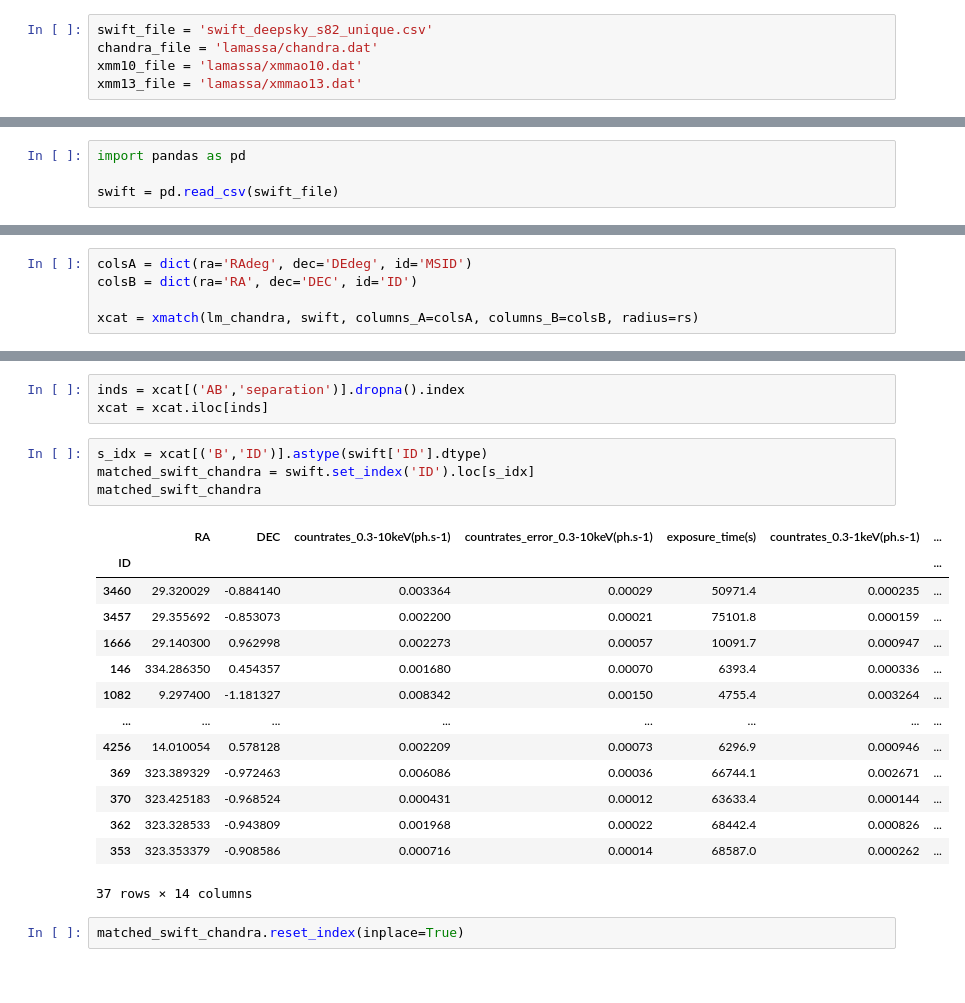
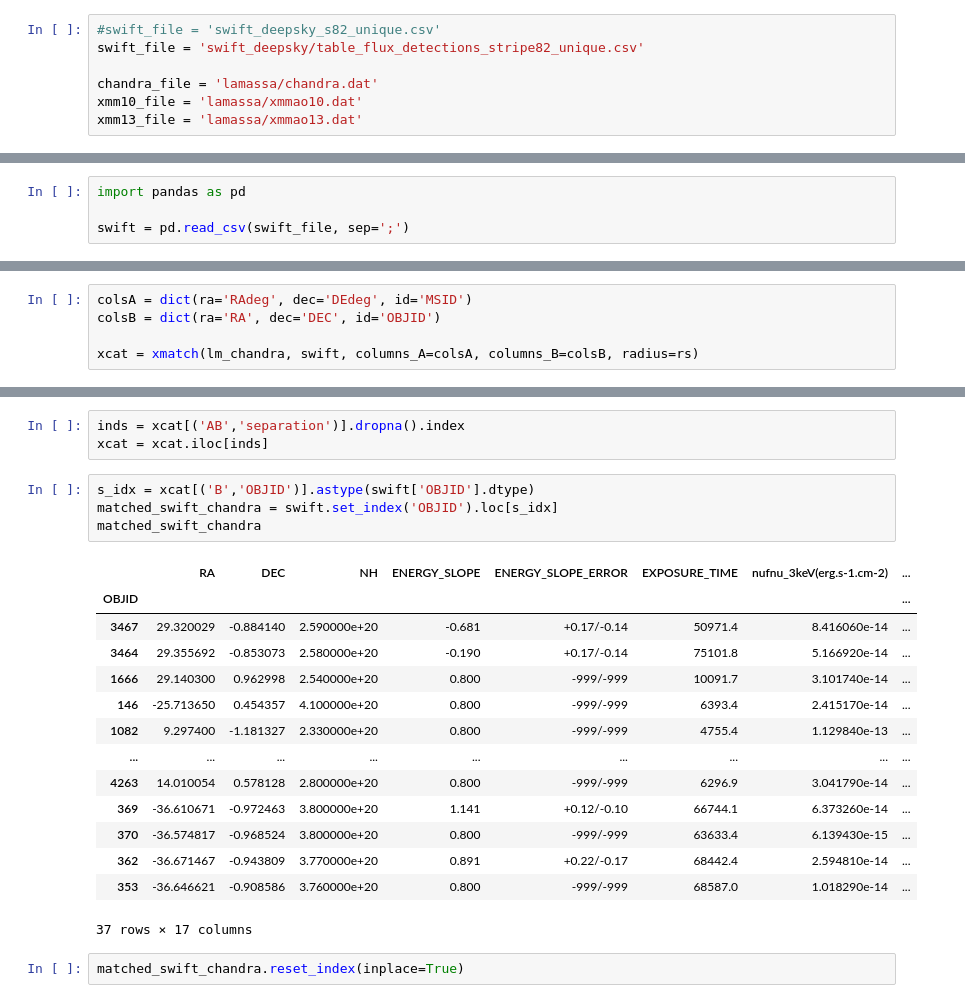
Before and after one commit to chbrandt/xmatch, a Jupyter notebook: docs/notebooks/xmatch_gc_swiftS82_lamassaAll.ipynb, the cells around one changed output, grey strips where cells are left out. Drawn from its saved outputs; the diff is of its cells as text.

```diff
--- a/docs/notebooks/xmatch_gc_swiftS82_lamassaAll.ipynb
+++ b/docs/notebooks/xmatch_gc_swiftS82_lamassaAll.ipynb
@@ -7,7 +7,9 @@ Now we want to take the results from such processing and correlate with LaMassa'
 import pandas as pd
 pd.set_option("display.max_rows",10)
 # %%
-swift_file = 'swift_deepsky_s82_unique.csv'
+#swift_file = 'swift_deepsky_s82_unique.csv'
+swift_file = 'swift_deepsky/table_flux_detections_stripe82_unique.csv'
+
 chandra_file = 'lamassa/chandra.dat'
 xmm10_file = 'lamassa/xmmao10.dat'
 xmm13_file = 'lamassa/xmmao13.dat'
@@ -35,7 +37,7 @@ lm_xmm13 = Table.read(xmm13_file, format='cds', readme='lamassa/ReadMe')
 # %%
 import pandas as pd
 
-swift = pd.read_csv(swift_file)
+swift = pd.read_csv(swift_file, sep=';')
 # %%
 lm_chandra
 # %% [output]
@@ -115,6 +122,6 @@ xmatch(catalog_A, catalog_B, columns_A=None, columns_B=None, radius=None, separa
      - matched_catalog : ~pandas.DataFrame
 # %%
 colsA = dict(ra='RAdeg', dec='DEdeg', id='MSID')
-colsB = dict(ra='RA', dec='DEC', id='ID')
+colsB = dict(ra='RA', dec='DEC', id='OBJID')
 
 xcat = xmatch(lm_chandra, swift, columns_A=colsA, columns_B=colsB, radius=rs)
@@ -150,24 +146,24 @@ xcat
 inds = xcat[('AB','separation')].dropna().index
 xcat = xcat.iloc[inds]
 # %%
-s_idx = xcat[('B','ID')].astype(swift['ID'].dtype)
-matched_swift_chandra = swift.set_index('ID').loc[s_idx]
+s_idx = xcat[('B','OBJID')].astype(swift['OBJID'].dtype)
+matched_swift_chandra = swift.set_index('OBJID').loc[s_idx]
 matched_swift_chandra
 # %% [output]
-|  | RA | DEC | countrates_0.3-10keV(ph.s-1) | countrates_error_0.3-10keV(ph.s-1) | exposure_time(s) | countrates_0.3-1keV(ph.s-1) | ... |
-| ID |  |  |  |  |  |  | ... |
-| 3460 | 29.320029 | -0.884140 | 0.003364 | 0.00029 | 50971.4 | 0.000235 | ... |
-| 3457 | 29.355692 | -0.853073 | 0.002200 | 0.00021 | 75101.8 | 0.000159 | ... |
-| 1666 | 29.140300 | 0.962998 | 0.002273 | 0.00057 | 10091.7 | 0.000947 | ... |
-| 146 | 334.286350 | 0.454357 | 0.001680 | 0.00070 | 6393.4 | 0.000336 | ... |
-| 1082 | 9.297400 | -1.181327 | 0.008342 | 0.00150 | 4755.4 | 0.003264 | ... |
-| ... | ... | ... | ... | ... | ... | ... | ... |
-| 4256 | 14.010054 | 0.578128 | 0.002209 | 0.00073 | 6296.9 | 0.000946 | ... |
-| 369 | 323.389329 | -0.972463 | 0.006086 | 0.00036 | 66744.1 | 0.002671 | ... |
-| 370 | 323.425183 | -0.968524 | 0.000431 | 0.00012 | 63633.4 | 0.000144 | ... |
-| 362 | 323.328533 | -0.943809 | 0.001968 | 0.00022 | 68442.4 | 0.000826 | ... |
-| 353 | 323.353379 | -0.908586 | 0.000716 | 0.00014 | 68587.0 | 0.000262 | ... |
+|  | RA | DEC | NH | ENERGY_SLOPE | ENERGY_SLOPE_ERROR | EXPOSURE_TIME | nufnu_3keV(erg.s-1.cm-2) | ... |
+| OBJID |  |  |  |  |  |  |  | ... |
+| 3467 | 29.320029 | -0.884140 | 2.590000e+20 | -0.681 | +0.17/-0.14 | 50971.4 | 8.416060e-14 | ... |
+| 3464 | 29.355692 | -0.853073 | 2.580000e+20 | -0.190 | +0.17/-0.14 | 75101.8 | 5.166920e-14 | ... |
+| 1666 | 29.140300 | 0.962998 | 2.540000e+20 | 0.800 | -999/-999 | 10091.7 | 3.101740e-14 | ... |
+| 146 | -25.713650 | 0.454357 | 4.100000e+20 | 0.800 | -999/-999 | 6393.4 | 2.415170e-14 | ... |
+| 1082 | 9.297400 | -1.181327 | 2.330000e+20 | 0.800 | -999/-999 | 4755.4 | 1.129840e-13 | ... |
+| ... | ... | ... | ... | ... | ... | ... | ... | ... |
+| 4263 | 14.010054 | 0.578128 | 2.800000e+20 | 0.800 | -999/-999 | 6296.9 | 3.041790e-14 | ... |
+| 369 | -36.610671 | -0.972463 | 3.800000e+20 | 1.141 | +0.12/-0.10 | 66744.1 | 6.373260e-14 | ... |
+| 370 | -36.574817 | -0.968524 | 3.800000e+20 | 0.800 | -999/-999 | 63633.4 | 6.139430e-15 | ... |
+| 362 | -36.671467 | -0.943809 | 3.770000e+20 | 0.891 | +0.22/-0.17 | 68442.4 | 2.594810e-14 | ... |
+| 353 | -36.646621 | -0.908586 | 3.760000e+20 | 0.800 | -999/-999 | 68587.0 | 1.018290e-14 | ... |
-37 rows × 14 columns
+37 rows × 17 columns
 # %%
 matched_swift_chandra.reset_index(inplace=True)
 # %%
```
Also changed, not shown: parts of 10 cells of this notebook, 6 other files.
